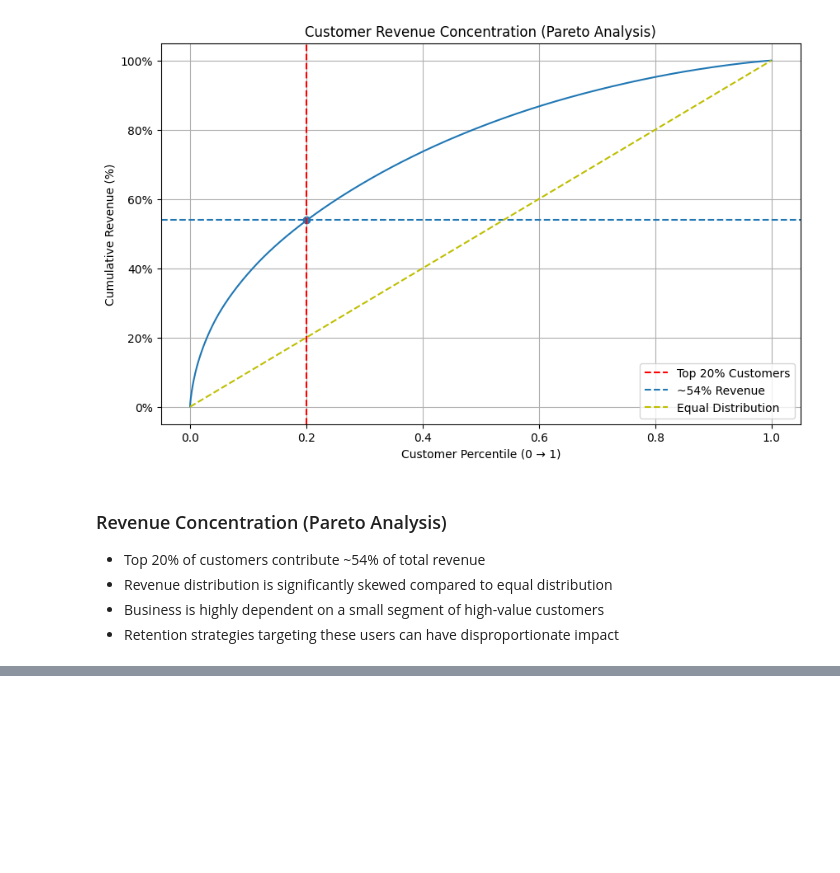
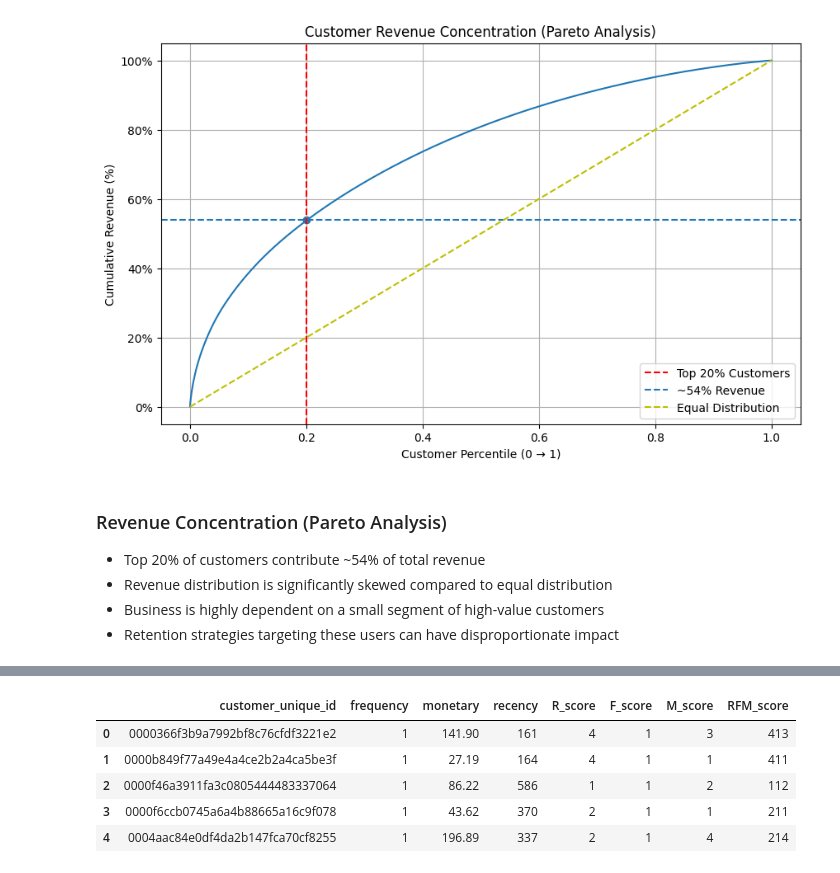
Before and after one commit to NoOne1007/ecommerce-customer-segmentation, a Jupyter notebook: notebooks/01_eda.ipynb, the cells around one changed output, grey strips where cells are left out. Drawn from its saved outputs; the diff is of its cells as text; code cells hidden in the pictures; blank space fills up the shorter version.

```diff
--- a/notebooks/01_eda.ipynb
+++ b/notebooks/01_eda.ipynb
@@ -405,0 +470,21 @@ plt.show()
+# %%
+rfm["R_score"] = pd.qcut(rfm["recency"], 4, labels=[4,3,2,1])
+# %%
+rfm["F_score"] = pd.qcut(rfm["frequency"].rank(method="first"), 4, labels=[1,2,3,4])
+# %%
+rfm["M_score"] = pd.qcut(rfm["monetary"], 4, labels=[1,2,3,4])
+# %%
+rfm["RFM_score"] = (
+    rfm["R_score"].astype(str) +
+    rfm["F_score"].astype(str) +
+    rfm["M_score"].astype(str)
+)
+# %%
+rfm.head()
+# %% [output]
+|  | customer_unique_id | frequency | monetary | recency | R_score | F_score | M_score | RFM_score |
+| 0 | 0000366f3b9a7992bf8c76cfdf3221e2 | 1 | 141.90 | 161 | 4 | 1 | 3 | 413 |
+| 1 | 0000b849f77a49e4a4ce2b2a4ca5be3f | 1 | 27.19 | 164 | 4 | 1 | 1 | 411 |
+| 2 | 0000f46a3911fa3c0805444483337064 | 1 | 86.22 | 586 | 1 | 1 | 2 | 112 |
+| 3 | 0000f6ccb0745a6a4b88665a16c9f078 | 1 | 43.62 | 370 | 2 | 1 | 1 | 211 |
+| 4 | 0004aac84e0df4da2b147fca70cf8255 | 1 | 196.89 | 337 | 2 | 1 | 4 | 214 |
```
Also changed, not shown: parts of 9 cells of this notebook.
